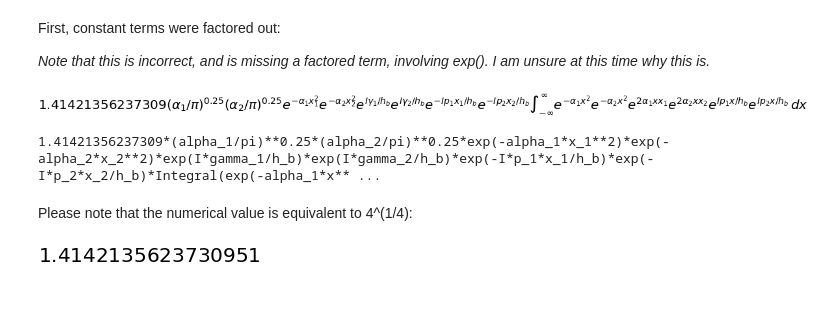
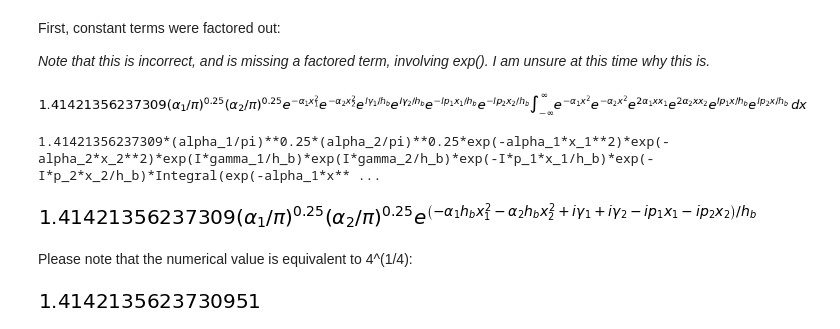
Before and after one commit to liz-stippell/Pysces, a Jupyter notebook: gaussian_wavepackets.ipynb, the cells around one changed output. Drawn from its saved outputs; the diff is of its cells as text; code cells hidden in the pictures; blank space fills up the shorter version.

```diff
--- a/gaussian_wavepackets.ipynb
+++ b/gaussian_wavepackets.ipynb
@@ -46,6 +46,12 @@ print(factor(OVERLAP(Q, R)))
 # %% [output]
 [figure]
 1.41421356237309*(alpha_1/pi)**0.25*(alpha_2/pi)**0.25*exp(-alpha_1*x_1**2)*exp(-alpha_2*x_2**2)*exp(I*gamma_1/h_b)*exp(I*gamma_2/h_b)*exp(-I*p_1*x_1/h_b)*exp(-I*p_2*x_2/h_b)*Integral(exp(-alpha_1*x** ...
+# %%
+Const = 1.41421356237309*(alpha_1/pi)**0.25*(alpha_2/pi)**0.25*exp(-alpha_1*x_1**2)*exp(-alpha_2*x_2**2)*exp(I*gamma_1/h_b)*exp(I*gamma_2/h_b)*exp(-I*p_1*x_1/h_b)*exp(-I*p_2*x_2/h_b)
+
+simplify(Const)
+# %% [output]
+[figure, added]
 # %% [markdown]
 Please note that the numerical value is equivalent to 4^(1/4):
 # %%
```
Also changed, not shown: parts of 24 cells of this notebook.
